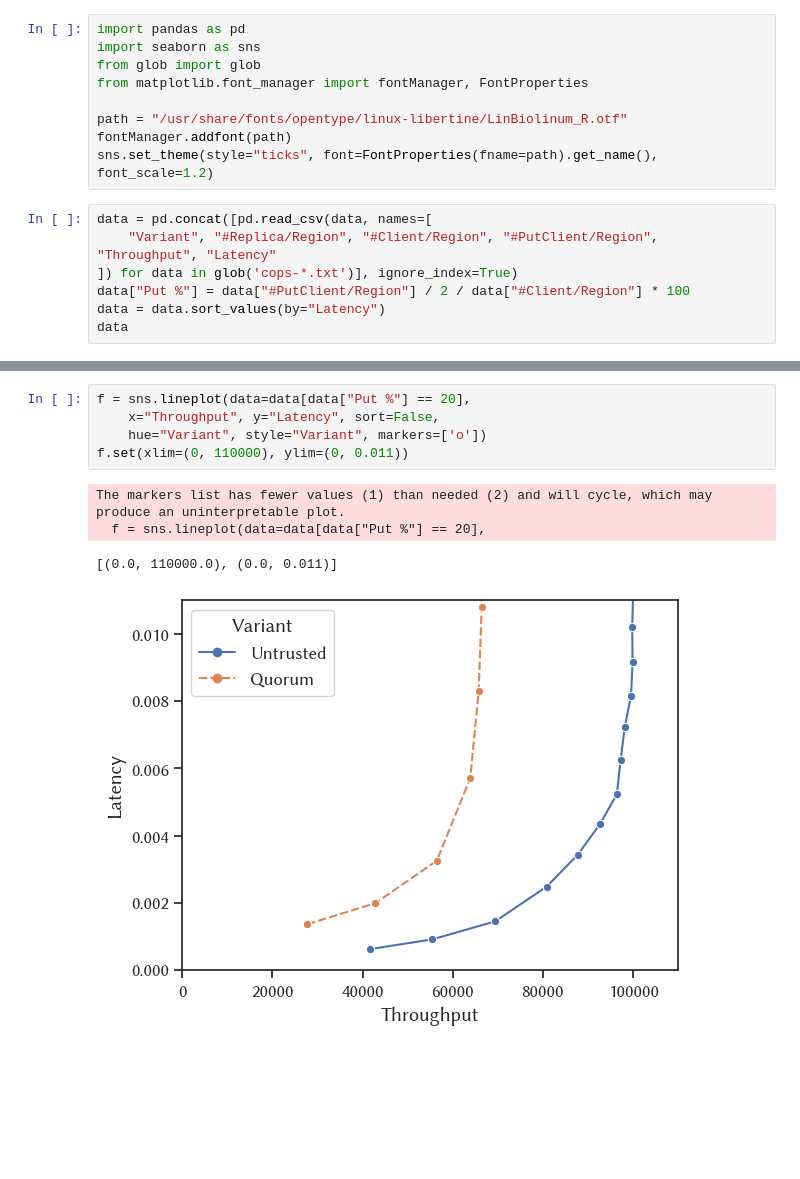
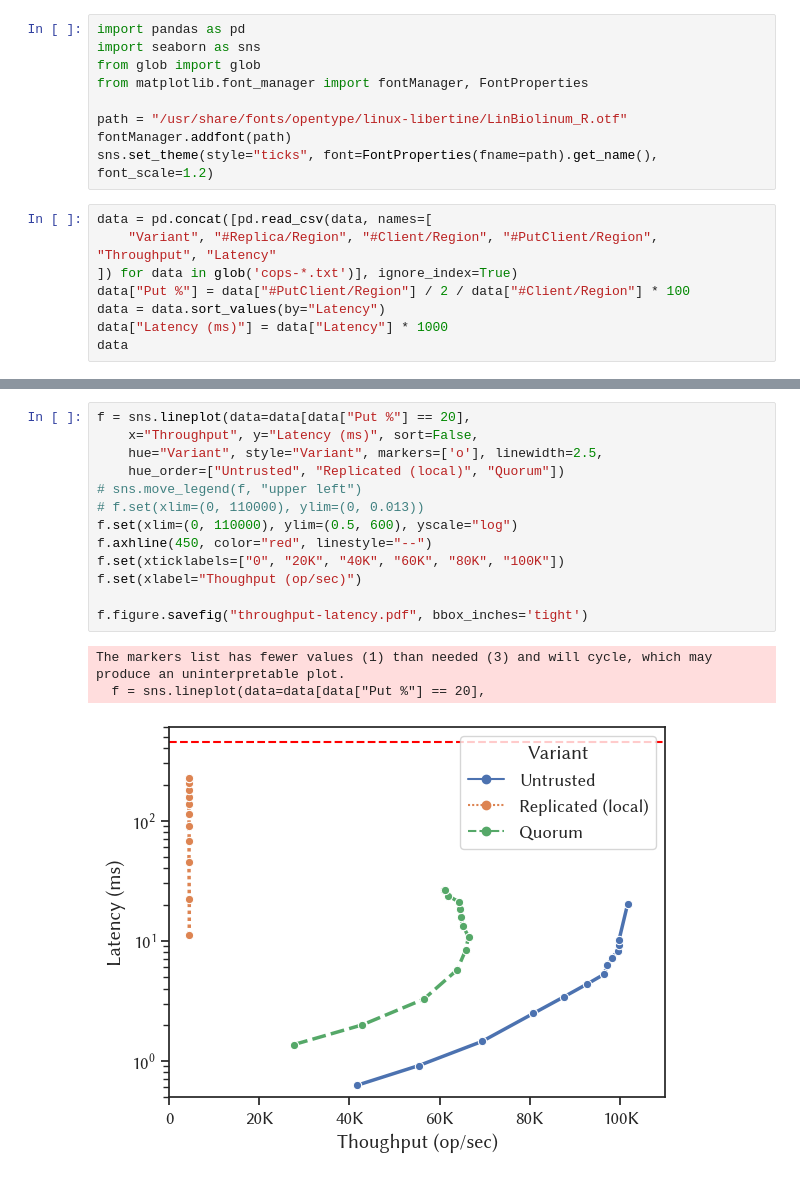
Before and after one commit to neatsys/neatworks, a Jupyter notebook: tools/boson-control/notebooks/cops.ipynb, the cells around one changed output, grey strips where cells are left out. Drawn from its saved outputs; the diff is of its cells as text; blank space fills up the shorter version.

```diff
--- a/tools/boson-control/notebooks/cops.ipynb
+++ b/tools/boson-control/notebooks/cops.ipynb
@@ -13,5 +13,6 @@ data = pd.concat([pd.read_csv(data, names=[
 ]) for data in glob('cops-*.txt')], ignore_index=True)
 data["Put %"] = data["#PutClient/Region"] / 2 / data["#Client/Region"] * 100
 data = data.sort_values(by="Latency")
+data["Latency (ms)"] = data["Latency"] * 1000
 data
 # %% [output]
@@ -35,12 +32,19 @@ data
 # %%
 f = sns.lineplot(data=data[data["Put %"] == 20],
-    x="Throughput", y="Latency", sort=False,
-    hue="Variant", style="Variant", markers=['o'])
-f.set(xlim=(0, 110000), ylim=(0, 0.011))
+    x="Throughput", y="Latency (ms)", sort=False,
+    hue="Variant", style="Variant", markers=['o'], linewidth=2.5,
+    hue_order=["Untrusted", "Replicated (local)", "Quorum"])
+# sns.move_legend(f, "upper left")
+# f.set(xlim=(0, 110000), ylim=(0, 0.013))
+f.set(xlim=(0, 110000), ylim=(0.5, 600), yscale="log")
+f.axhline(450, color="red", linestyle="--")
+f.set(xticklabels=["0", "20K", "40K", "60K", "80K", "100K"])
+f.set(xlabel="Thoughput (op/sec)")
+
+f.figure.savefig("throughput-latency.pdf", bbox_inches='tight')
 # %% [output]
-The markers list has fewer values (1) than needed (2) and will cycle, which may produce an uninterpretable plot.
+The markers list has fewer values (1) than needed (3) and will cycle, which may produce an uninterpretable plot.
   f = sns.lineplot(data=data[data["Put %"] == 20],
-[(0.0, 110000.0), (0.0, 0.011)]
-[figure, old version]
+[figure, new version]
 # %%
 f = sns.lineplot(data=data.groupby(["Put %", "Variant"]).max(),
```
Also changed, not shown: parts of 2 cells of this notebook, 32 other files.
